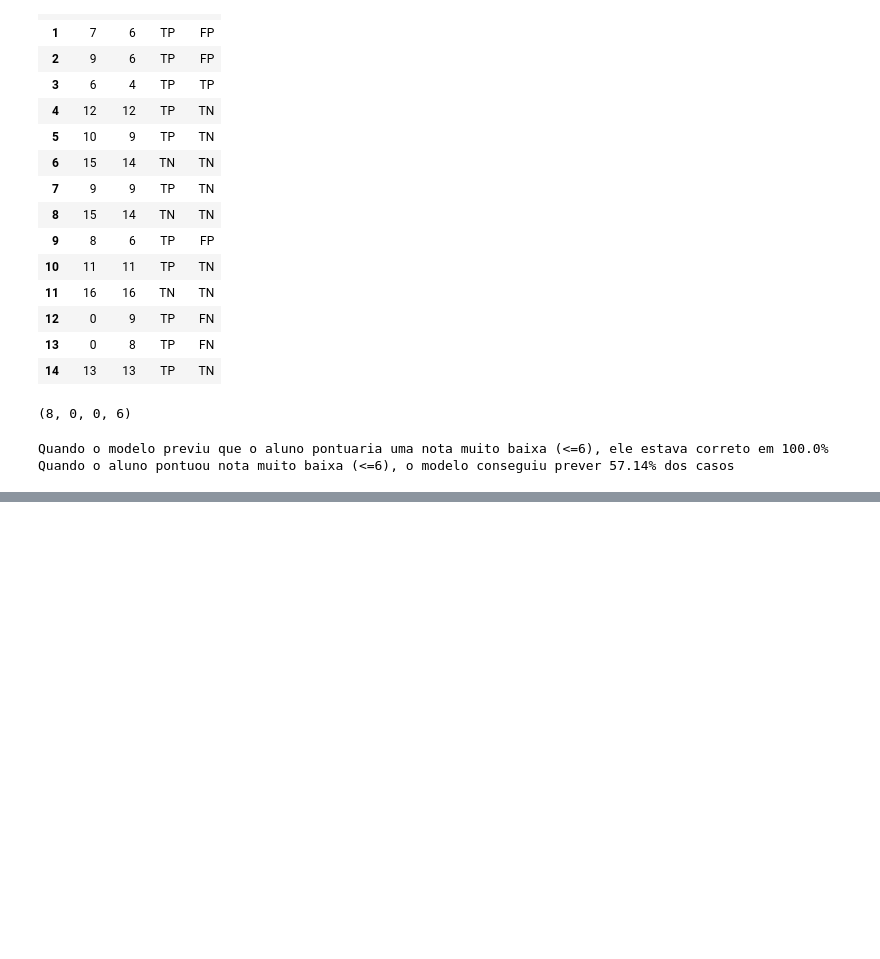
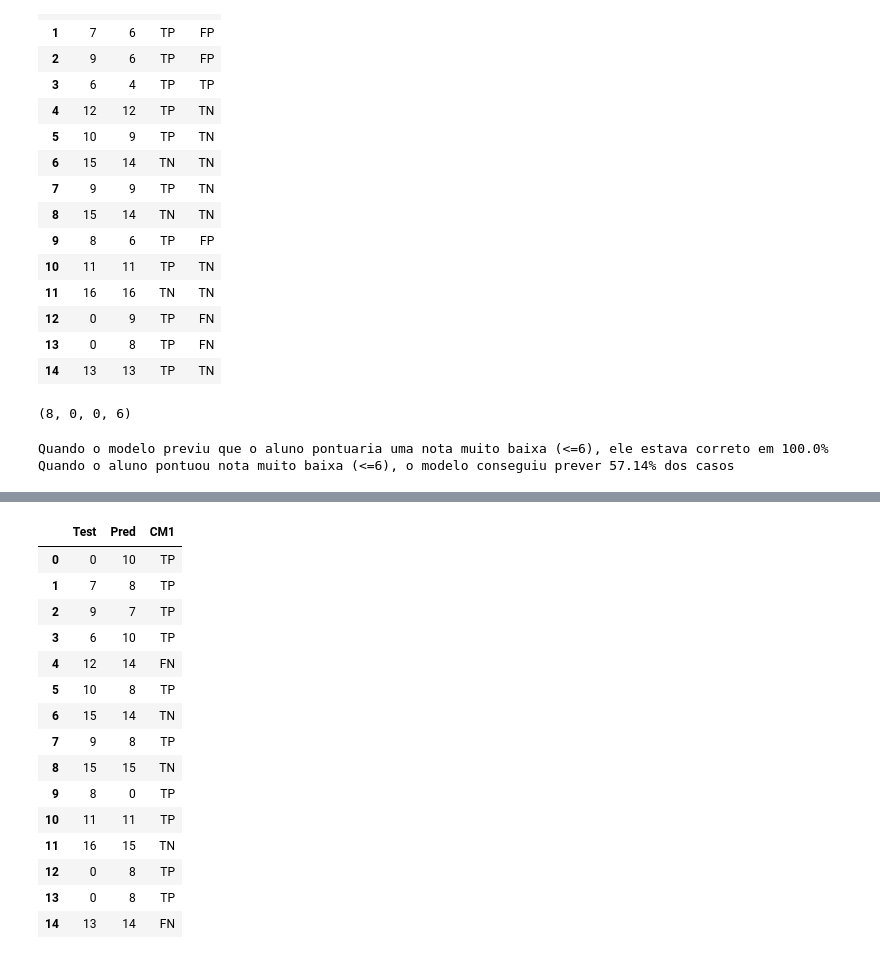
Before and after one commit to Vinicius-Luiz/machine_learning_regression_student_performance, a Jupyter notebook: 05_RESULTADOS.ipynb, the cells around one changed output, grey strips where cells are left out. Cells and saved outputs as stored; diff of their text form; code cells hidden in the pictures; blank space fills up the shorter version.

```diff
--- a/05_RESULTADOS.ipynb
+++ b/05_RESULTADOS.ipynb
@@ -186,0 +239,23 @@ Quando o aluno pontuou nota muito baixa (<=6), o modelo conseguiu prever 57.14%
+# %%
+confusion_matrix = []
+for t, p in df.values:
+  confusion_matrix.append( 'TP' if (p < 14 and t < 14) else 'FP' if (p < 14 and t >= 14) else 'TN' if (p >= 14 and t >= 14) else 'FN' if (p >= 14 and t < 14) else None)
+df['CM1'] = confusion_matrix
+df.head(15)
+# %% [output]
+|  | Test | Pred | CM1 |
+| 0 | 0 | 10 | TP |
+| 1 | 7 | 8 | TP |
+| 2 | 9 | 7 | TP |
+| 3 | 6 | 10 | TP |
+| 4 | 12 | 14 | FN |
+| 5 | 10 | 8 | TP |
+| 6 | 15 | 14 | TN |
+| 7 | 9 | 8 | TP |
+| 8 | 15 | 15 | TN |
+| 9 | 8 | 0 | TP |
+| 10 | 11 | 11 | TP |
+| 11 | 16 | 15 | TN |
+| 12 | 0 | 8 | TP |
+| 13 | 0 | 8 | TP |
+| 14 | 13 | 14 | FN |
```
Also changed, not shown: parts of 26 cells of this notebook.
